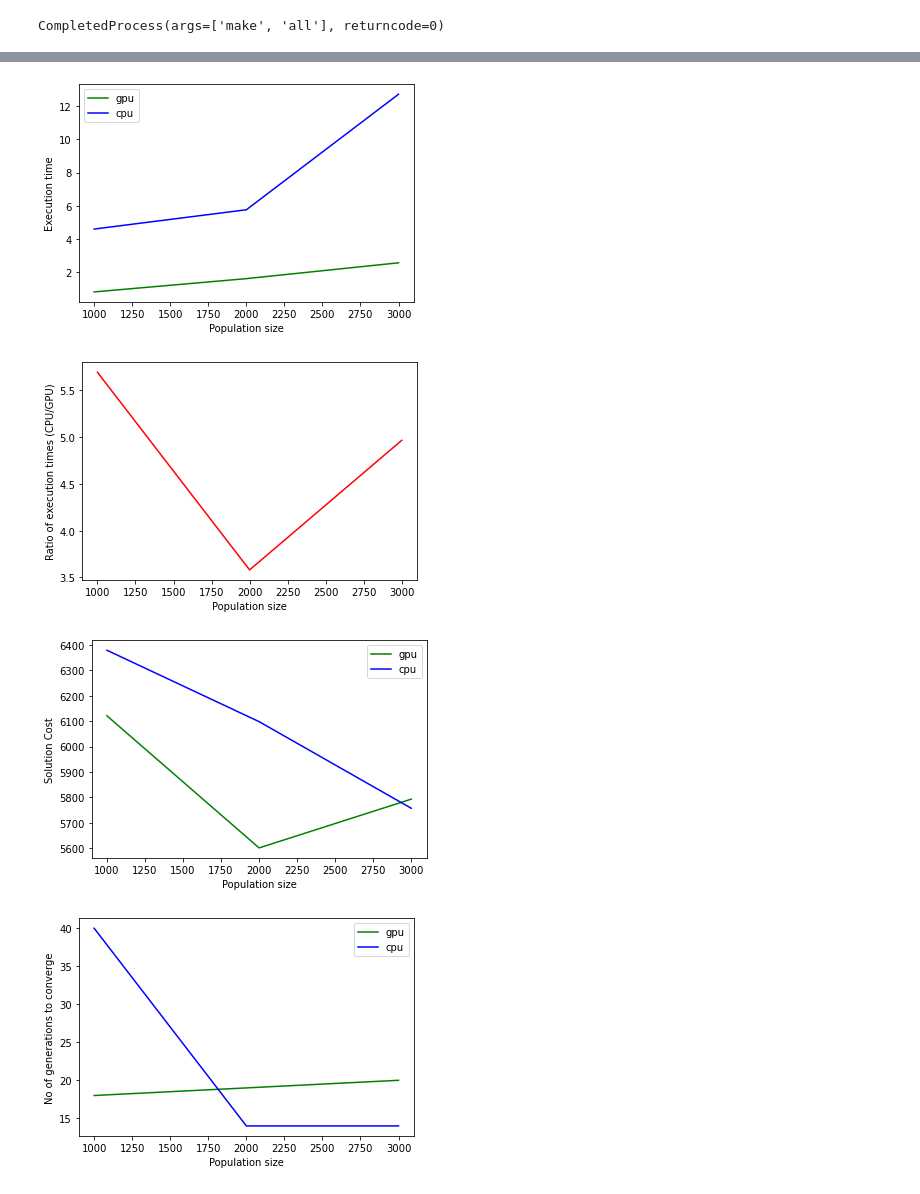
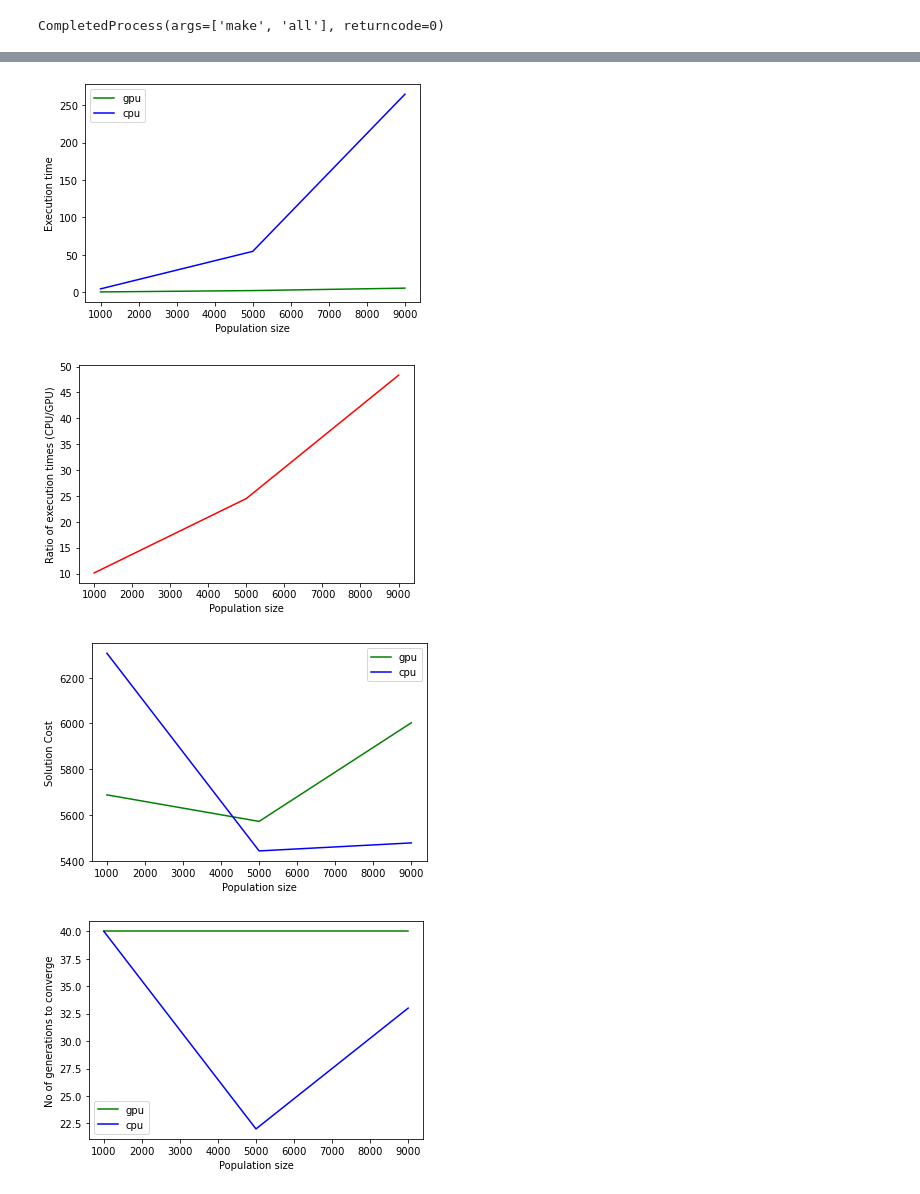
Before and after one commit to jaiteshp/CS6023-GPU-Genetic-Algorithm-TSP, a Jupyter notebook: plots.ipynb, the cells around one changed output, grey strips where cells are left out. Drawn from its saved outputs; the diff is of its cells as text; code cells hidden in the pictures.

```diff
--- a/plots.ipynb
+++ b/plots.ipynb
@@ -97,6 +97,6 @@ def getPlots(lower_pop = 50, upper_pop = 550, inc_pop = 50, NUM_GEN = 40, NUM_MU
 
     return
 # %%
-getPlots(lower_pop = 1000, upper_pop = 4000, inc_pop = 1000)
+getPlots(lower_pop = 1000, upper_pop = 10000, inc_pop = 4000)
 # %% [output]
 gpu  1000  done
@@ -108,4 +108,4 @@ cpu  3000  done
-[figure, old version]
+[figure, new version]
-[figure, old version]
+[figure, new version]
-[figure, old version]
+[figure, new version]
-[figure, old version]
+[figure, new version]
```
Also changed, not shown: parts of 1 cell of this notebook.
